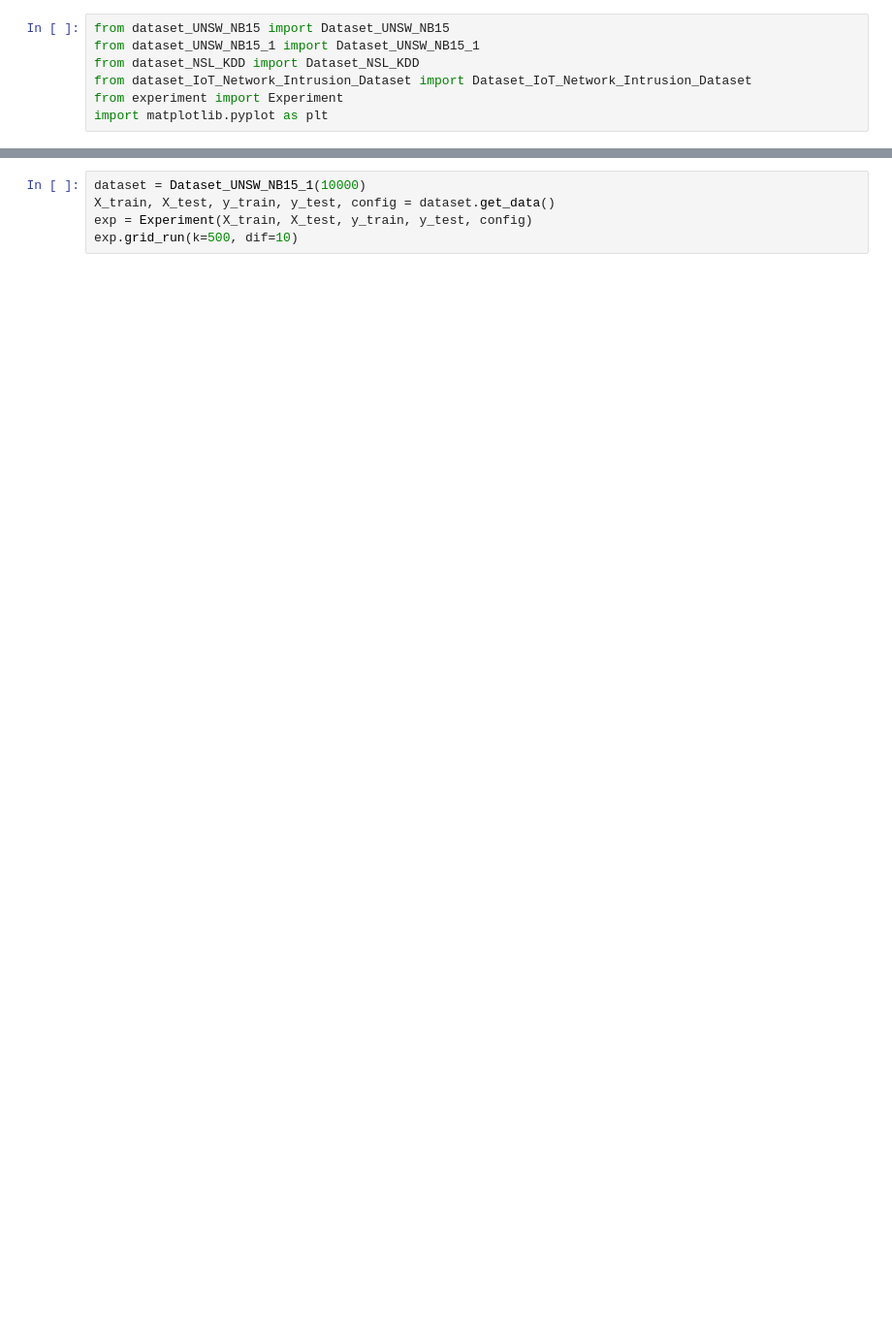
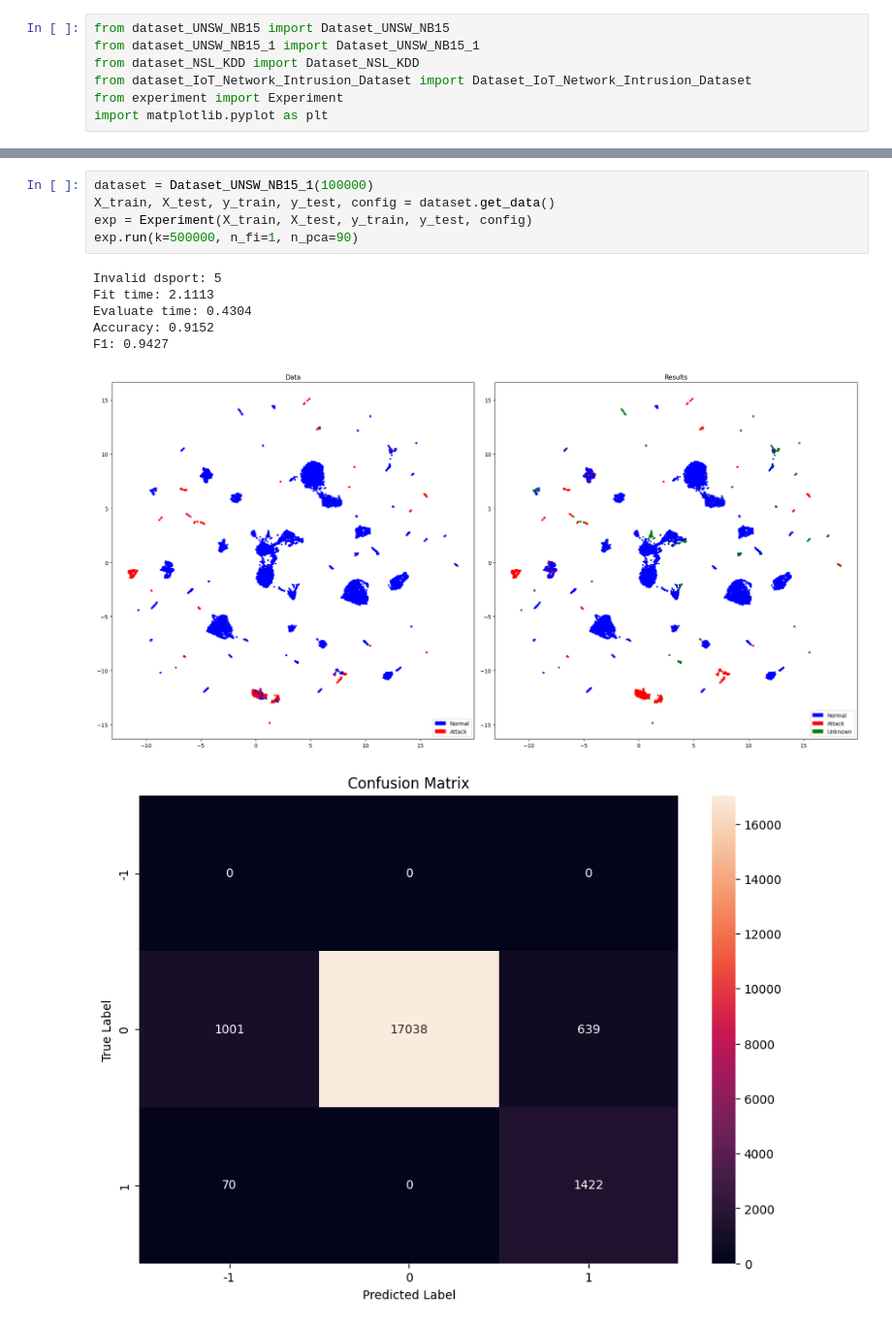
Before and after one commit to Sugata10723/IDS_IoT, a Jupyter notebook: main.ipynb, the cells around one changed output, grey strips where cells are left out. Shown at 97% size. Saved outputs shown, nothing was run; the diff lists cells and outputs as text; blank space fills up the shorter version.

```diff
--- a/main.ipynb
+++ b/main.ipynb
@@ -13,5 +13,13 @@ exp.run(k=500, dif=10)
 # %%
-dataset = Dataset_UNSW_NB15_1(10000)
+dataset = Dataset_UNSW_NB15_1(100000)
 X_train, X_test, y_train, y_test, config = dataset.get_data()
 exp = Experiment(X_train, X_test, y_train, y_test, config)
-exp.grid_run(k=500, dif=10)
+exp.run(k=500000, n_fi=1, n_pca=90)
+# %% [output]
+Invalid dsport: 5
+Fit time: 2.1113
+Evaluate time: 0.4304
+Accuracy: 0.9152
+F1: 0.9427
+[figure, added]
+[figure, added]
```
Also changed, not shown: parts of 4 cells of this notebook, 12 other files.
